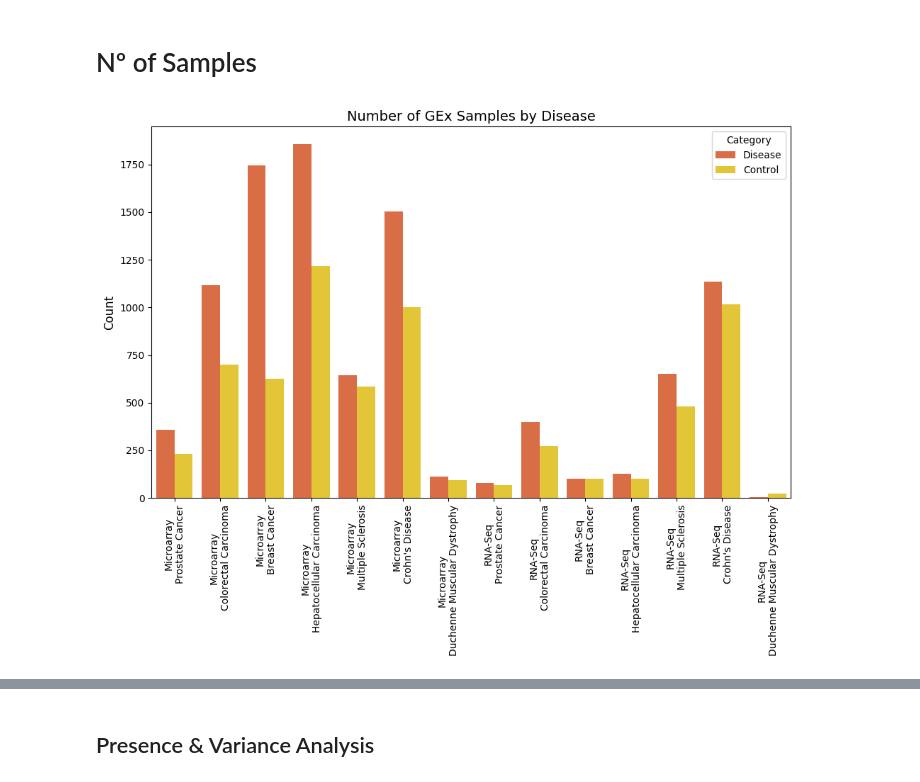
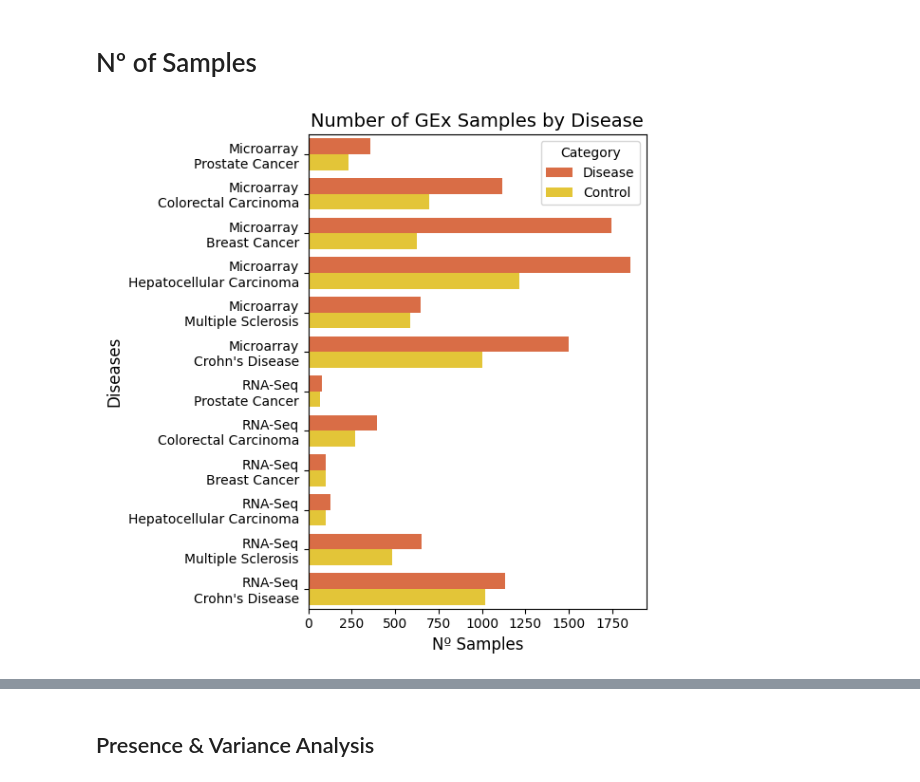
Before and after one commit to 00dylan00/scGPT_playground, a Jupyter notebook: notebooks/pp.data_analysis.ipynb, the cells around one changed output, grey strips where cells are left out. Drawn from its saved outputs; the diff is of its cells as text; code cells hidden in the pictures.

```diff
--- a/notebooks/pp.data_analysis.ipynb
+++ b/notebooks/pp.data_analysis.ipynb
@@ -15,9 +15,10 @@ import pickle, numpy as np, pandas as pd
 import matplotlib.pyplot as plt
 import anndata as ad, os, sys
 from tqdm import tqdm
+import seaborn as sns
 
 # variables
-pp_data = "pp_data-24-09-24-03"
+pp_data = "pp_data-24-09-25-03"
 
 metadata_path = "../data/%s/metadata.pkl" % pp_data
 adata_path = "../data/%s/data.h5ad" % pp_data
@@ -486,52 +531,54 @@ irb_colors = [
 ]
 
 
-
 data = list()
-for library in ["Microarray","RNA-Seq"]:
+for library in ["Microarray", "RNA-Seq"]:
 
     for disease in adata.obs["disease_study"].unique():
 
         QUERY = "disease_study == @disease & library == @library"
         df_query = adata.obs.query(QUERY)
         n_controls = len([x for x in df_query["ids"] if x.split(";")[2] == "Control"])
         n_diseases = len([x for x in df_query["ids"] if x.split(";")[2] != "Control"])
 
-        data.append({
-            "Counts": n_diseases,
-            "Disease": "%s\n%s"%(library, disease),
-            "Category": "Disease",
-        })
+        data.append(
+            {
+                "Counts": n_diseases,
+                "Disease": "%s\n%s" % (library, disease),
+                "Category": "Disease",
+            }
+        )
 
-        data.append({
-            "Counts": n_controls,
-            "Disease": "%s\n%s"%(library, disease),
-            "Category": "Control",
-        })
-
-
+        data.append(
+            {
+                "Counts": n_controls,
+                "Disease": "%s\n%s" % (library, disease),
+                "Category": "Control",
+            }
+        )
 
 
 # Transform the DataFrame to long format
 df_data = pd.DataFrame(data)
 
 # Plotting with seaborn
-plt.figure(figsize=(10, 8))
+plt.figure(figsize=(6, 6))
 sns.barplot(
     data=df_data,
-    x="Disease",
-    y="Counts",
+    y="Disease",
+    x="Counts",
     hue="Category",
     palette=[irb_colors[2], irb_colors[0]],
+    orient="y",
 )
 
 # Adding labels and title
-plt.xlabel("", fontsize=12)
-plt.ylabel("Count", fontsize=12)
+plt.xlabel("Nº Samples", fontsize=12)
+plt.ylabel("Diseases", fontsize=12)
 plt.title("Number of GEx Samples by Disease", fontsize=14)
-plt.xticks(rotation=90)
+plt.xticks(rotation=0)
 
 plt.tight_layout()
-# plt.savefig("outputs/n_samples.png", dpi=300, bbox_inches="tight")
+plt.savefig(os.path.join(output_dir, "n_samples.png"), dpi=300, bbox_inches="tight")
 # %% [output]
-[figure, old version]
+[figure, new version]
```
Also changed, not shown: parts of 18 cells of this notebook, 18 other files.
